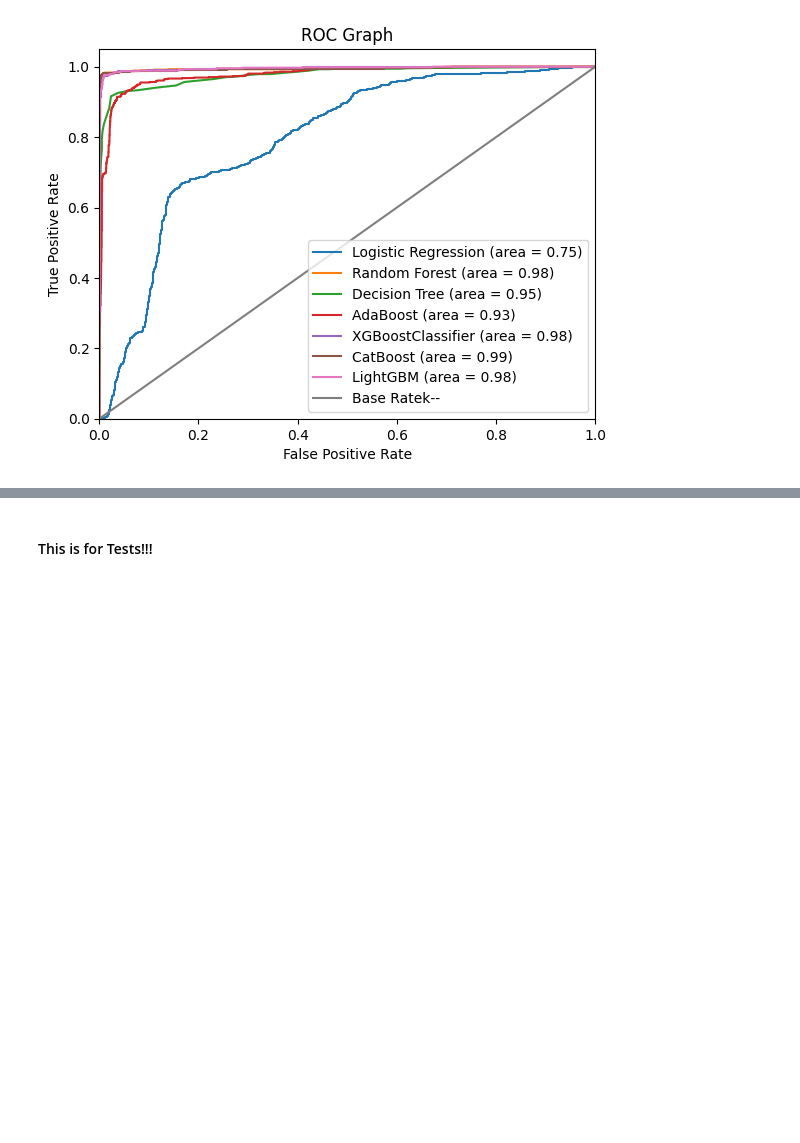
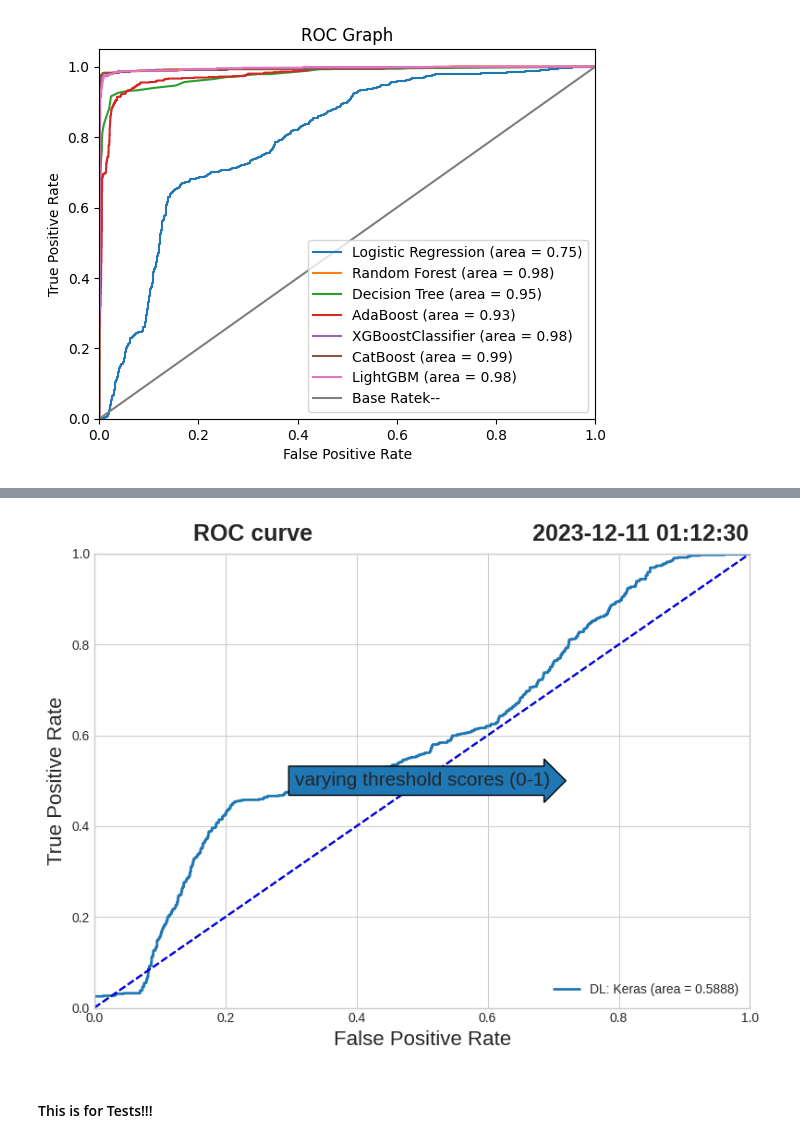
Before and after one commit to andvsilva/programming, a Jupyter notebook: notebooks/explore/modeling.ipynb, the cells around one changed output, grey strips where cells are left out. Cells and saved outputs as stored; diff of their text form; code cells hidden in the pictures; blank space fills up the shorter version.

```diff
--- a/notebooks/explore/modeling.ipynb
+++ b/notebooks/explore/modeling.ipynb
@@ -675,0 +763,11 @@ dom 10 dez 2023 19:39:27 -03
+# %%
+def plot_roc_curve(fpr, tpr, label=None):
+    plt.plot(fpr, tpr, linewidth=2, label=label)
+    plt.plot([0, 1], [0, 1], 'k--')
+    plt.axis([0, 1, 0, 1])
+    plt.xlabel('False Positive Rate (Fall-Out)', fontsize=16)
+    plt.ylabel('True Positive Rate (Recall)', fontsize=16)
+    plt.grid(True)
+# %%
+model_roc = model.predict(X_test)  # keras
+model_roc_auc = roc_auc_score(y_test, model_roc)
@@ -676,3 +776,21 @@ dom 10 dez 2023 19:39:27 -03
+# %%
+fpr_net, tpr_net_lr, thresholds_net_lr = roc_curve(y_test, model_roc)
+# %%
+plt.figure(figsize=(8, 6))                                    # Not shown
+plot_roc_curve(fpr_net, tpr_net_lr, label='DL: Keras (area = %0.4f)' % model_roc_auc)
+plt.plot([0, 1], [0, 1],'b--')
+plt.text(0.5, 0.5, "varying threshold scores (0-1)", rotation=0, size=15,ha="center", va="center",bbox=dict(boxstyle="rarrow"))
+plt.xlabel('False Positive Rate')
+plt.ylabel('True Positive Rate')
+now = strftime("%Y-%m-%d %H:%M:%S", gmtime())
+plt.title(f'               ROC curve                                  {now}')
+plt.legend(loc="lower right")
+plt.savefig('ROC_curves')
+# Save the plot as a PNG file
+plt.savefig('../images/roc_curve_dlkeras.png')
+plt.show()
+# %% [output]
+[figure, added]
 # %% [markdown]
 #### This is for Tests!!!
 # %%
```
Also changed, not shown: parts of 11 cells of this notebook, 8 other files.
